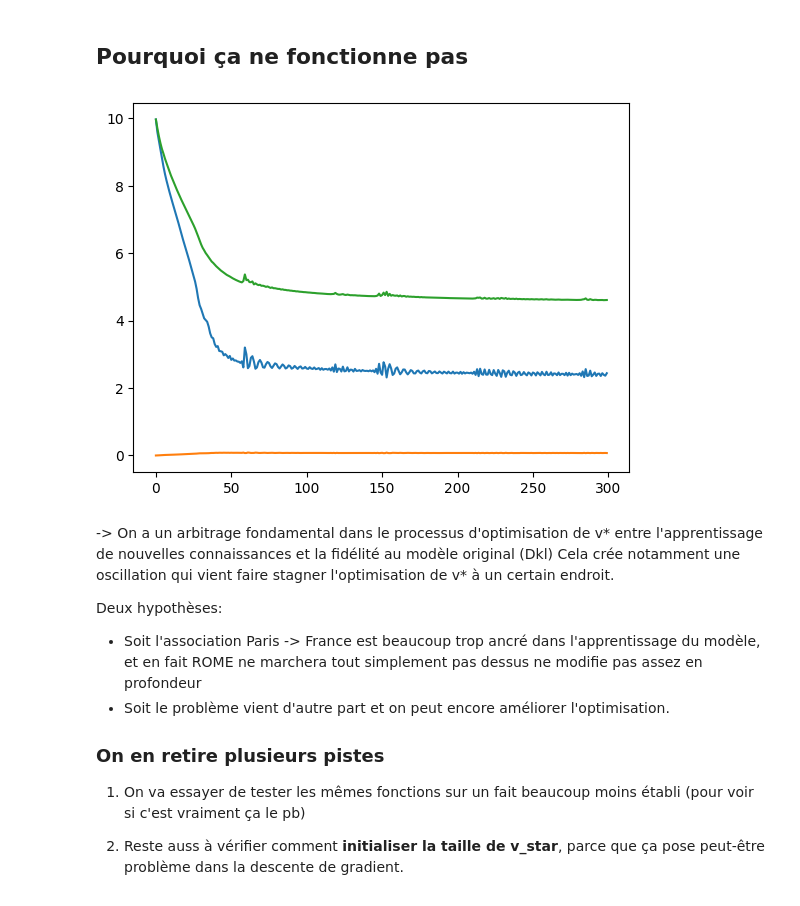
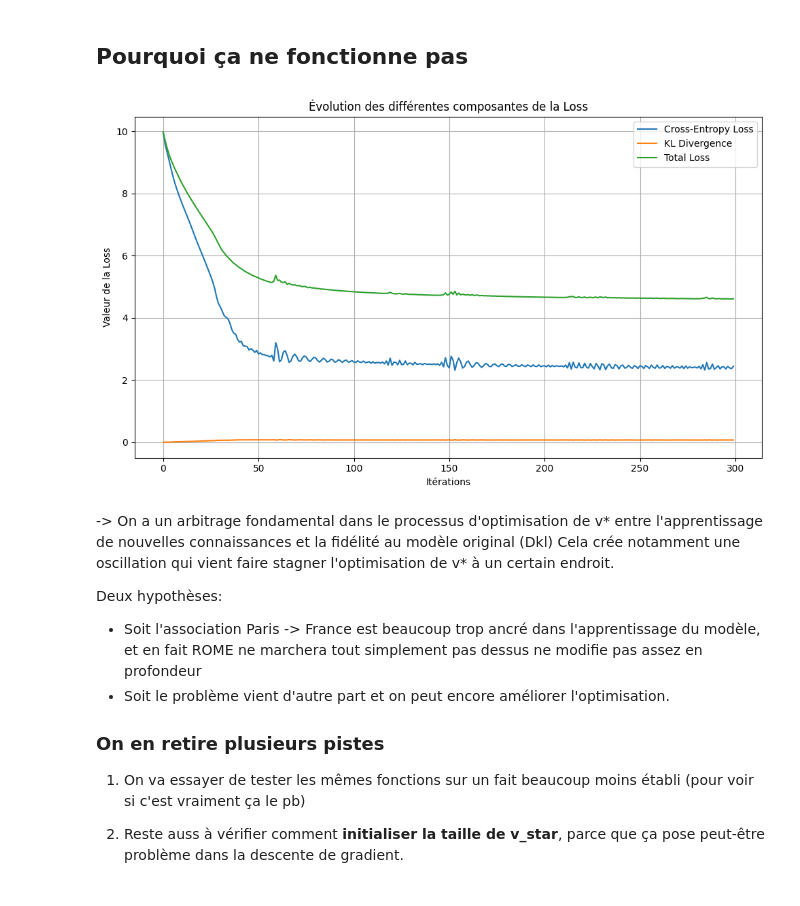
Before and after one commit to teiki-h/stat-app, a Jupyter notebook: ROME/base_rome_gpu.ipynb, the cells around one changed output. Cells and saved outputs as stored; diff of their text form; code cells hidden in the pictures.

Commit message:
graph loss

```diff
--- a/ROME/base_rome_gpu.ipynb
+++ b/ROME/base_rome_gpu.ipynb
@@ -378,16 +378,25 @@ Top 4: located (0.0257)
 Top 5: not (0.0211)
 # %% [markdown]
 ## Pourquoi ça ne fonctionne pas
-# %%
-import matplotlib.pyplot as plt
-
-plt.plot(CE_list)
-plt.plot(KL_list)
-plt.plot(loss_list)
-
-plt.show()
-# %% [output]
-[figure, removed]
+# %%
+import matplotlib.pyplot as plt
+
+plt.figure(figsize=(10, 6))  # Taille plus grande pour plus de lisibilité
+
+plt.plot(CE_list, label="Cross-Entropy Loss")
+plt.plot(KL_list, label="KL Divergence")
+plt.plot(loss_list, label="Total Loss")
+
+plt.title("Évolution des différentes composantes de la Loss")
+plt.xlabel("Itérations")
+plt.ylabel("Valeur de la Loss")
+plt.legend()
+plt.grid(True)
+
+plt.tight_layout()
+plt.show()
+# %% [output]
+[figure, added]
 # %% [markdown]
 -> On a un arbitrage fondamental dans le processus d'optimisation de v* entre l'apprentissage de nouvelles connaissances et la fidélité au modèle original (Dkl)
 Cela crée notamment une oscillation qui vient faire stagner l'optimisation de v* à un certain endroit.
```
